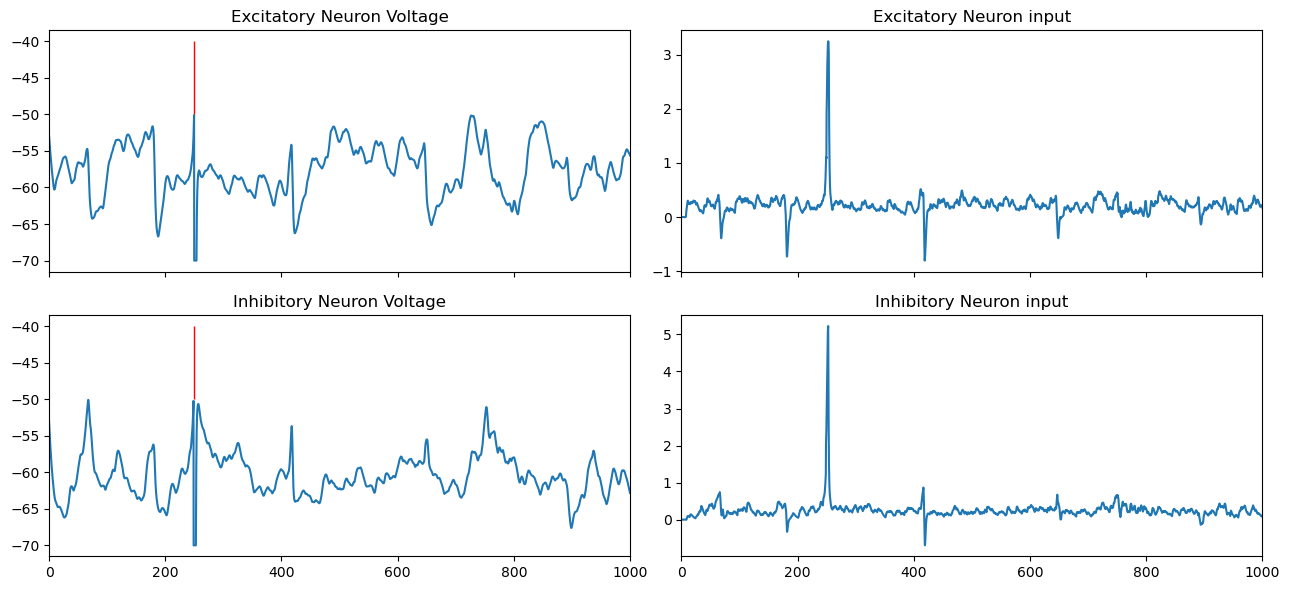
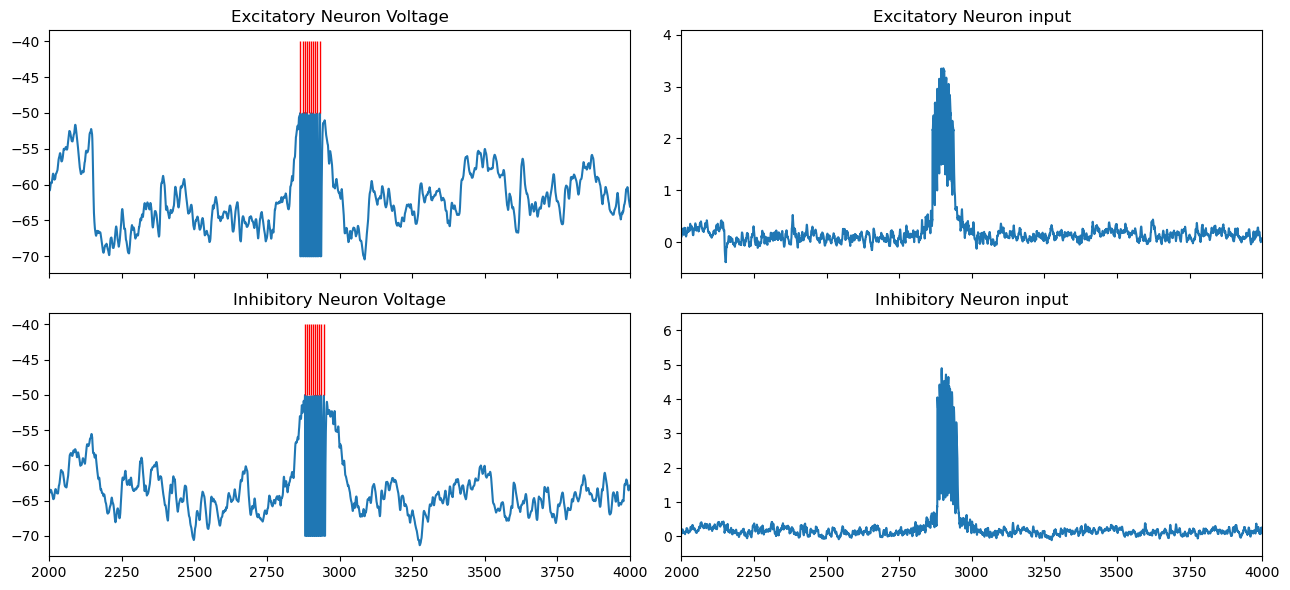
The notebook cell's code change between the first figure and the second:
--- before
+++ after
@@ -32,5 +32,5 @@
 axs[1, 1].set_title('Inhibitory Neuron input')
 
-plt.xlim(0, 1000)
+plt.xlim(2000, 4000)
 plt.tight_layout()
 plt.show()

Commit: Save stuff coming into non-spatial model